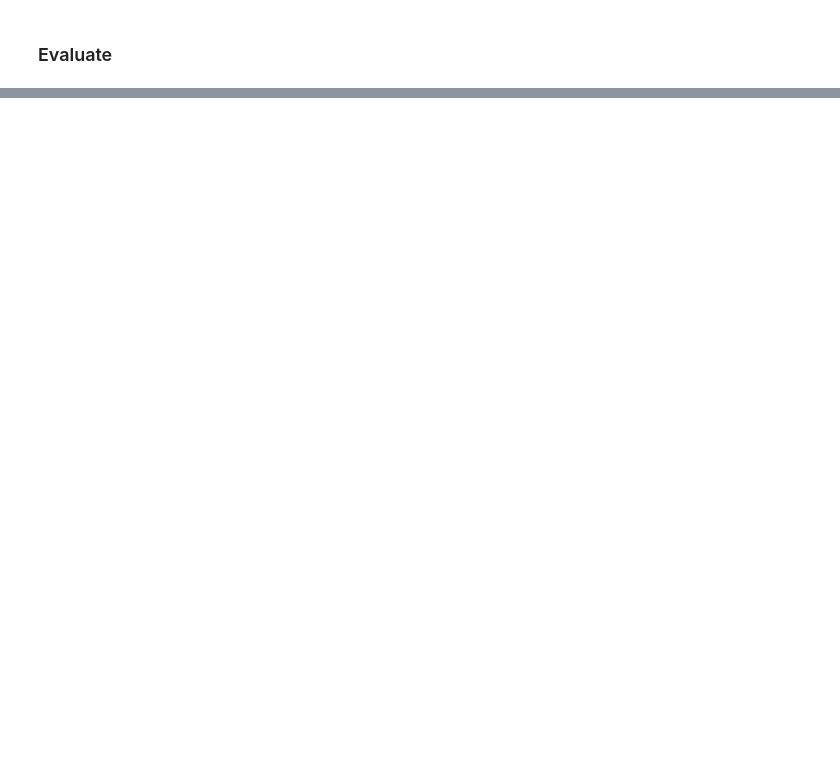
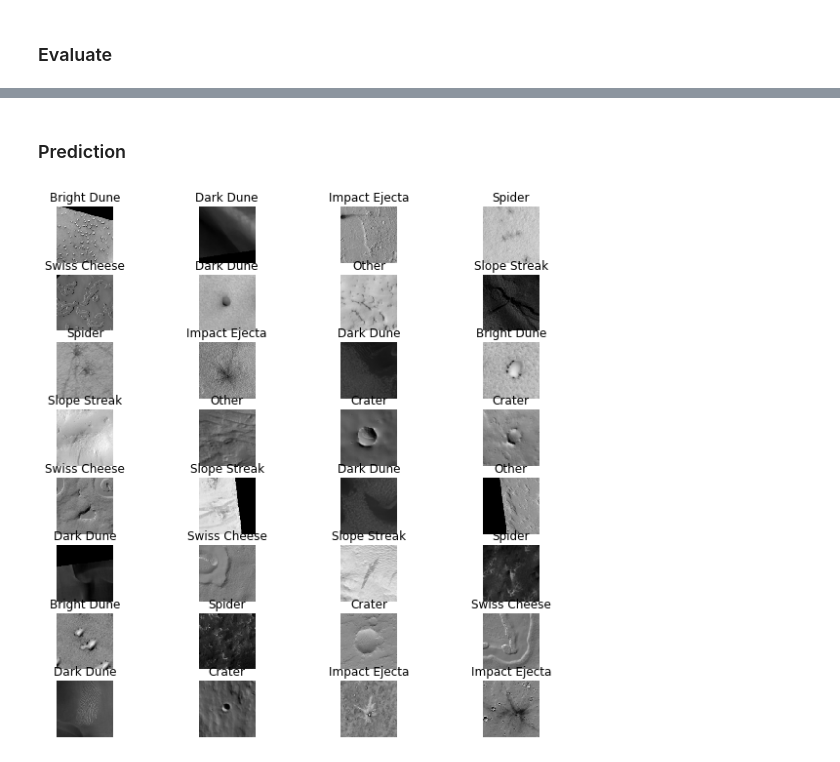
Before and after one commit to david-kishi/Marks-Landmark-Identifier, a Jupyter notebook: MLI_CNN_Training.ipynb, the cells around one changed output, grey strips where cells are left out. Saved outputs shown, nothing was run; the diff lists cells and outputs as text; code cells hidden in the pictures; blank space fills up the shorter version.

```diff
--- a/MLI_CNN_Training.ipynb
+++ b/MLI_CNN_Training.ipynb
@@ -207,0 +227,10 @@ ValueError: in converted code:
+# %% [markdown]
+### Prediction
+# %%
+predict = prepare_for_training(test_ds)
+
+prd_img, prd_lbl = next(iter(predict))
+
+show_batch(prd_img.numpy(), prd_lbl.numpy())
+# %% [output]
+[figure, added]
```
Also changed, not shown: parts of 10 cells of this notebook, 36 other files.
